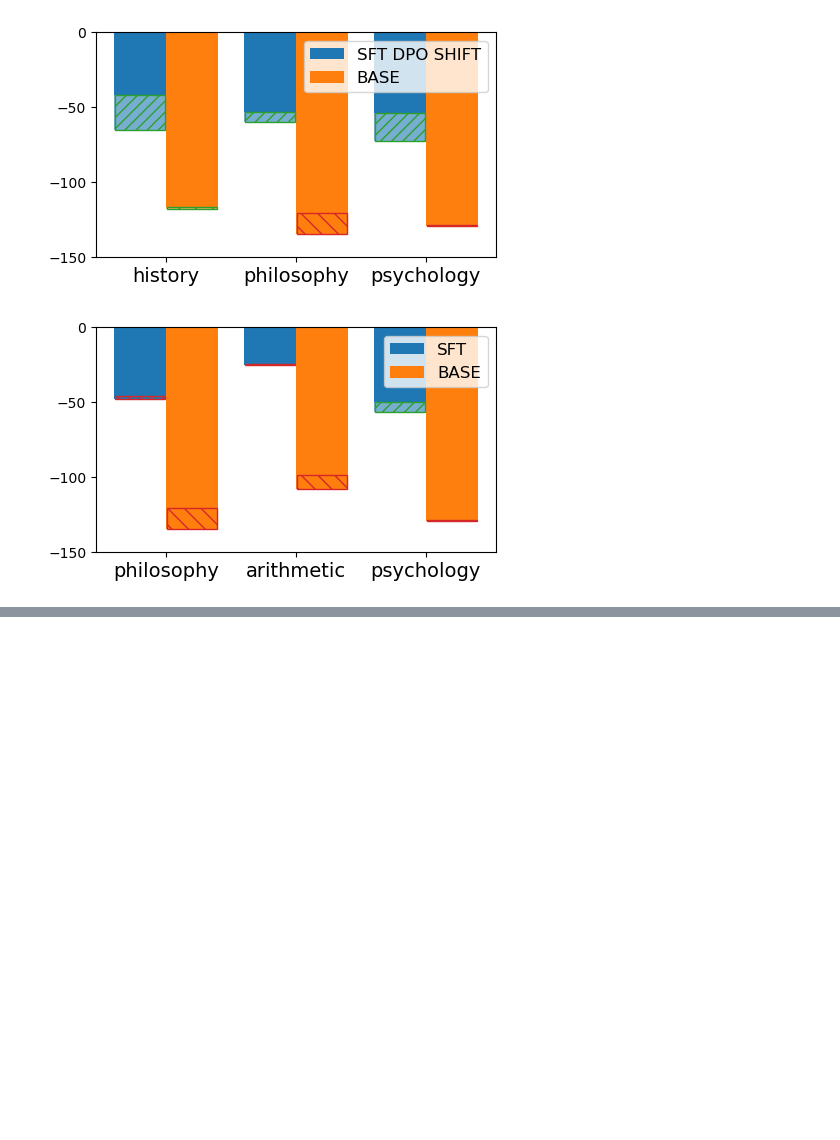
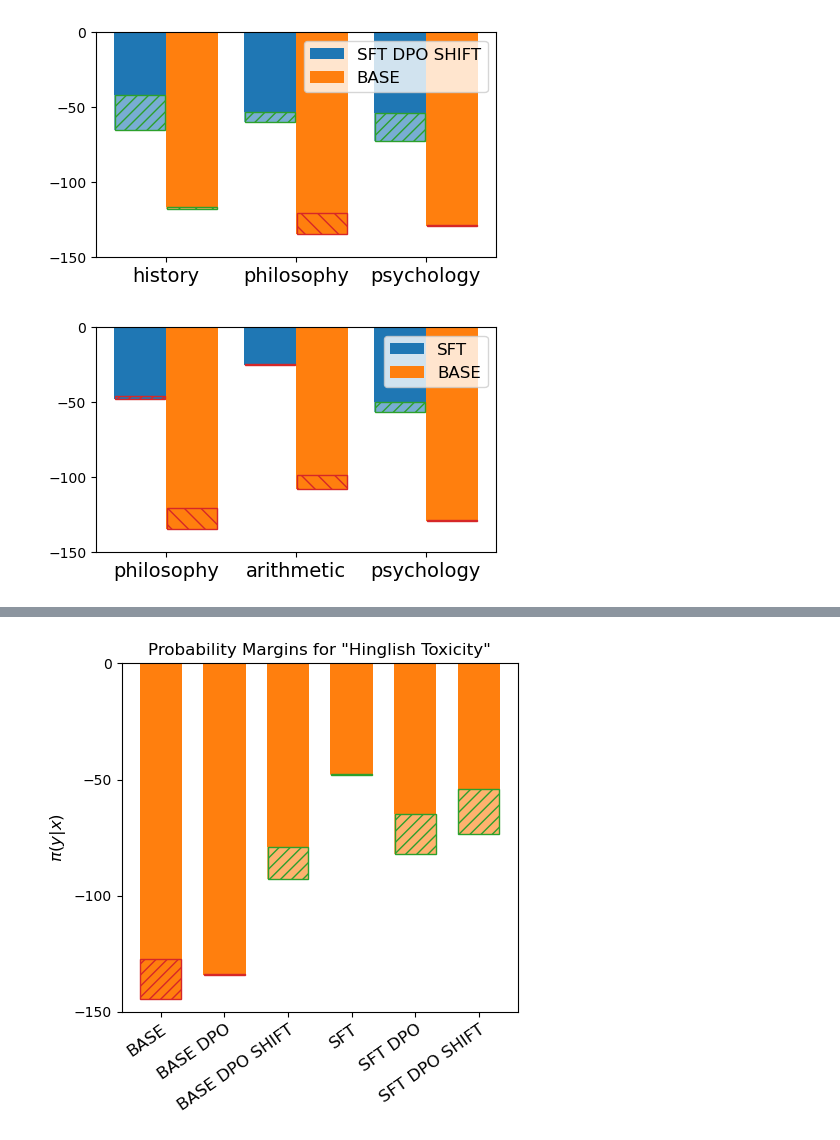
Before and after one commit to nicomu99/practical-course2, a Jupyter notebook: report_plotting.ipynb, the cells around one changed output, grey strips where cells are left out. Cells and saved outputs as stored; diff of their text form; code cells hidden in the pictures; blank space fills up the shorter version.

Commit message:
Add presentation plot

```diff
--- a/report_plotting.ipynb
+++ b/report_plotting.ipynb
@@ -338,0 +341,87 @@ for split in ['train', 'test']:
+# %%
+import matplotlib.pyplot as plt
+import matplotlib.patches as patches
+import matplotlib.ticker as ticker
+import numpy as np
+import pandas as pd
+
+for split in ['train']:
+    combined_df = combined_margins[split]
+
+    category = 'hinglish_toxicity'
+
+    # For each model, determine margin and logps
+    bar_vals = []
+    cat_margins = []
+    bar_labels = []
+    for model_name in ['base', 'base_dpo', 'base_dpo_shift', 'sft', 'sft_dpo', 'sft_dpo_shift']:
+        bar_labels.append(model_name)
+
+        chosen_col = f'{model_name}_margin_model_base'
+
+        model_csv = f'train_data/per_category/{model_name}_{split}.csv'
+        base_csv = f'train_data/per_category/base_{split}.csv'
+
+        model_df = pd.read_csv(model_csv).set_index('Category')
+        base_df = pd.read_csv(base_csv).set_index('Category')
+
+        model_chosen_val = model_df.loc[category, 'eval_logps/chosen']
+        model_rejected_val = model_df.loc[category, 'eval_logps/rejected']
+        base_chosen_val = base_df.loc[category, 'eval_logps/chosen']
+        base_rejected_val = base_df.loc[category, 'eval_logps/rejected']
+
+        vals = [
+            model_chosen_val,
+            model_rejected_val,
+        ]
+        bar_vals.append(vals)
+
+        model_margin = model_chosen_val - model_rejected_val
+        cat_margins.append(model_margin)
+
+    bar_vals = np.array(bar_vals)
+
+    # Labels per model
+    fig, ax = plt.subplots(figsize=(5, 5))
+
+    # Positioning and size of bars
+    spacing = 0.3
+    group_pos = np.arange(len(bar_labels)) * spacing
+    bar_width = 0.2
+    # offsets = np.linspace(-1.5 * bar_width, 1.5 * bar_width, group_pos)
+
+    # Plot each bar within groups
+    ax.bar(group_pos, bar_vals[:, 0], width=bar_width, color='tab:orange')
+    ax.bar(group_pos, bar_vals[:, 1], width=bar_width, color='tab:orange', alpha=0.6)
+
+    # Add margin indication boxes to graphs
+    for i, cat in enumerate(cat_margins):
+        model_chosen, model_rejected = bar_vals[i]
+        y_pos = group_pos[i]
+
+        # For model
+        rect_color = 'tab:red' if cat_margins[i] < 0 else 'tab:green'
+        width = abs(cat_margins[i])
+        rect = patches.Rectangle(
+            (y_pos - bar_width / 2 + 0.004, min(model_rejected, model_chosen)),
+            (bar_width - 0.008), width, linewidth=1, edgecolor=rect_color,
+            facecolor='none', hatch='///'
+        )
+        ax.add_patch(rect)
+
+    ax.set_xticks(group_pos)
+    ax.set_xticklabels([label.replace('_', ' ').upper() for label in bar_labels], fontsize=12,
+                       rotation=35, ha='right', rotation_mode='anchor')
+
+    # Only train split has y label, x labels are indented
+    ax.set_ylabel(r'$\pi(y|x)$', fontsize=12)
+    ax.set_ylim(-150, 0)
+
+    ax.yaxis.set_major_locator(ticker.MultipleLocator(50))
+    ax.set_title('Probability Margins for "Hinglish Toxicity"')
+    plt.tight_layout()
+    plt.show()
+
+    fig.savefig(f'report_figures/presentation_plot_margins.png', dpi=1200)
+# %% [output]
+[figure, added]
```
Also changed, not shown: parts of 1 cell of this notebook.
